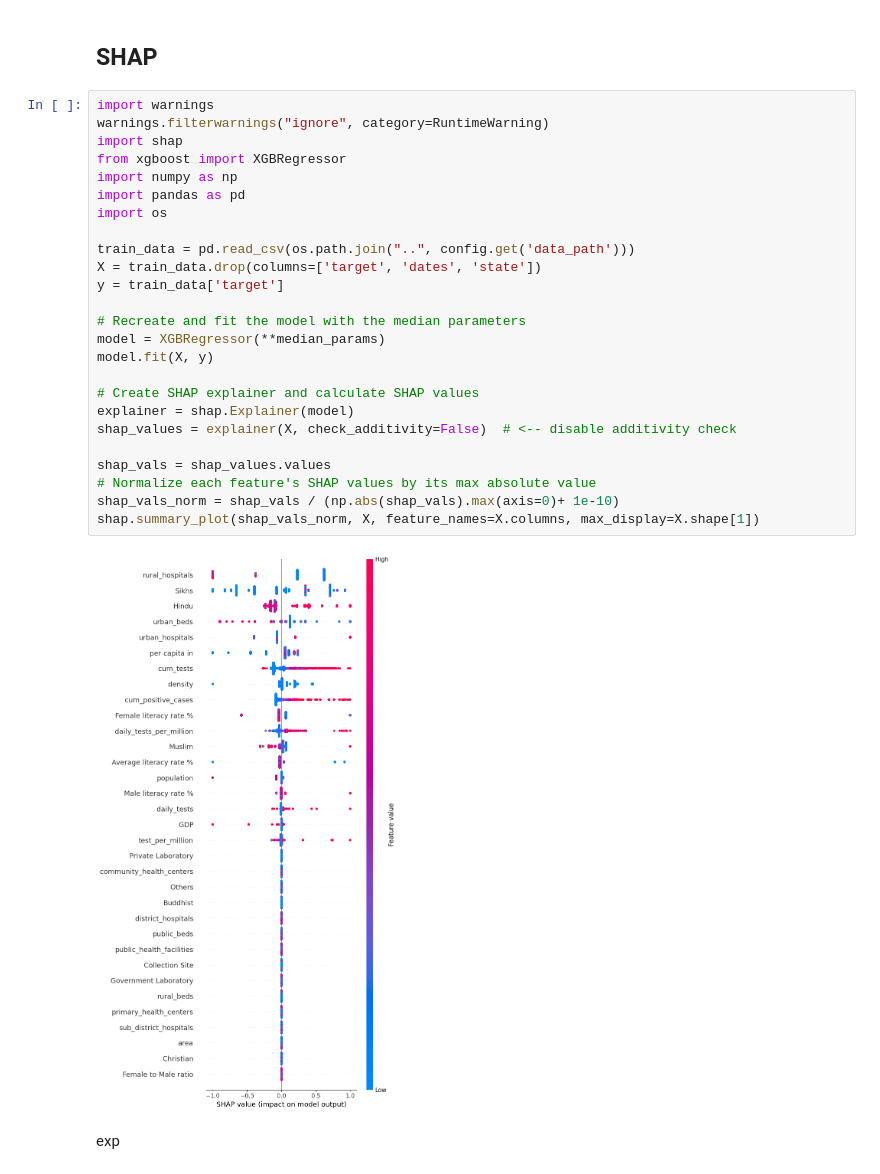
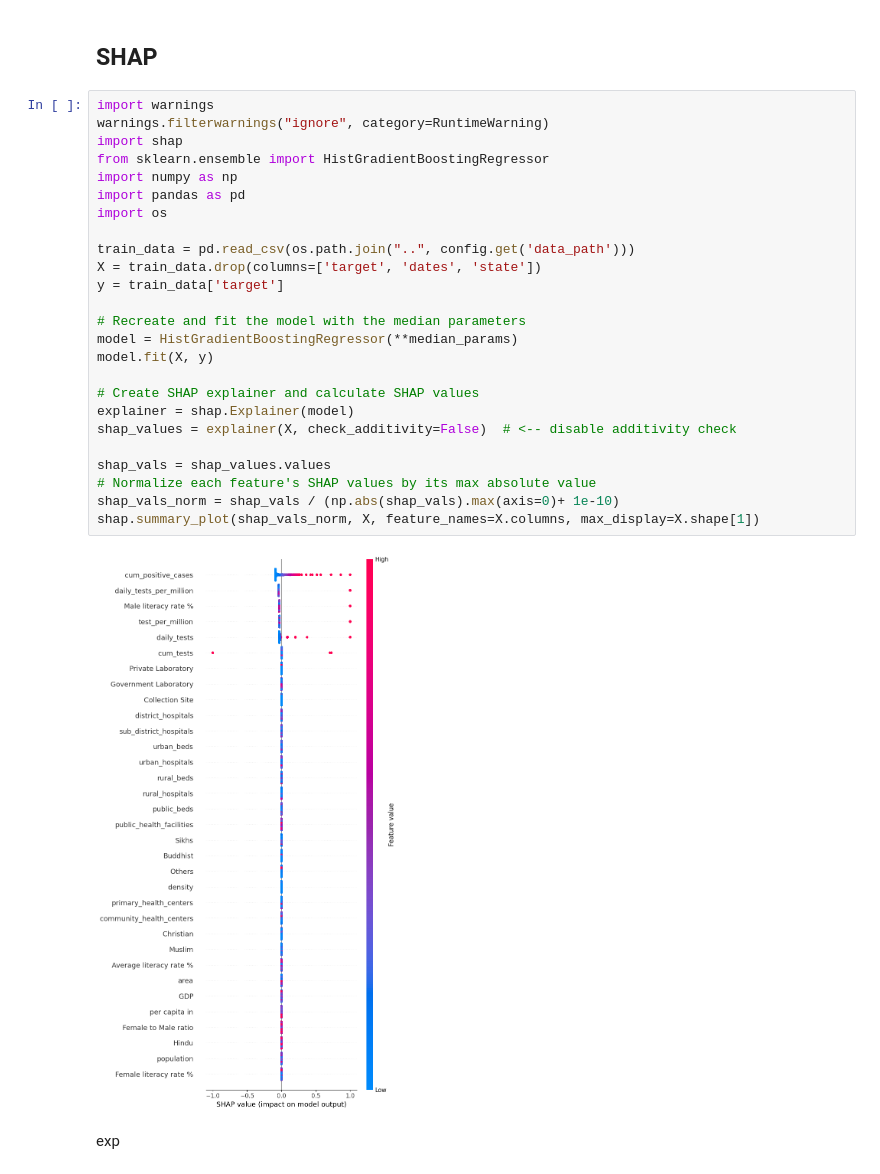
Before and after one commit to SwaneGhost/India_Covid_Prediction, a Jupyter notebook: Notebooks/ModelEvaluation.ipynb, the cells around one changed output. Saved outputs shown, nothing was run; the diff lists cells and outputs as text.

```diff
--- a/Notebooks/ModelEvaluation.ipynb
+++ b/Notebooks/ModelEvaluation.ipynb
@@ -172,29 +172,29 @@ At each decision the model checks to see if a certain feature is higher or lower
 # %%
 import warnings
 warnings.filterwarnings("ignore", category=RuntimeWarning)
 import shap
-from xgboost import XGBRegressor
+from sklearn.ensemble import HistGradientBoostingRegressor
 import numpy as np
 import pandas as pd
 import os
 
 train_data = pd.read_csv(os.path.join("..", config.get('data_path')))
 X = train_data.drop(columns=['target', 'dates', 'state'])
 y = train_data['target']
 
 # Recreate and fit the model with the median parameters
-model = XGBRegressor(**median_params)
+model = HistGradientBoostingRegressor(**median_params)
 model.fit(X, y)
 
 # Create SHAP explainer and calculate SHAP values
 explainer = shap.Explainer(model)
 shap_values = explainer(X, check_additivity=False)  # <-- disable additivity check
 
 shap_vals = shap_values.values
 # Normalize each feature's SHAP values by its max absolute value
 shap_vals_norm = shap_vals / (np.abs(shap_vals).max(axis=0)+ 1e-10)
 shap.summary_plot(shap_vals_norm, X, feature_names=X.columns, max_display=X.shape[1])
 # %% [output]
-[figure, old version]
+[figure, new version]
 # %% [markdown]
 exp
```
Also changed, not shown: parts of 4 cells of this notebook, 8 other files.
